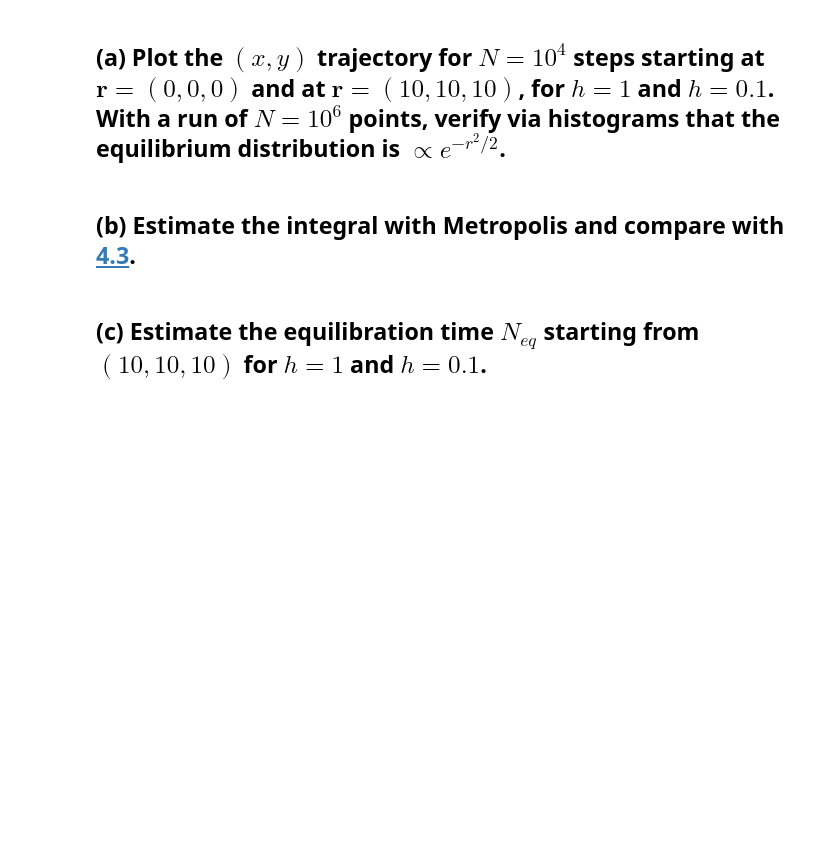
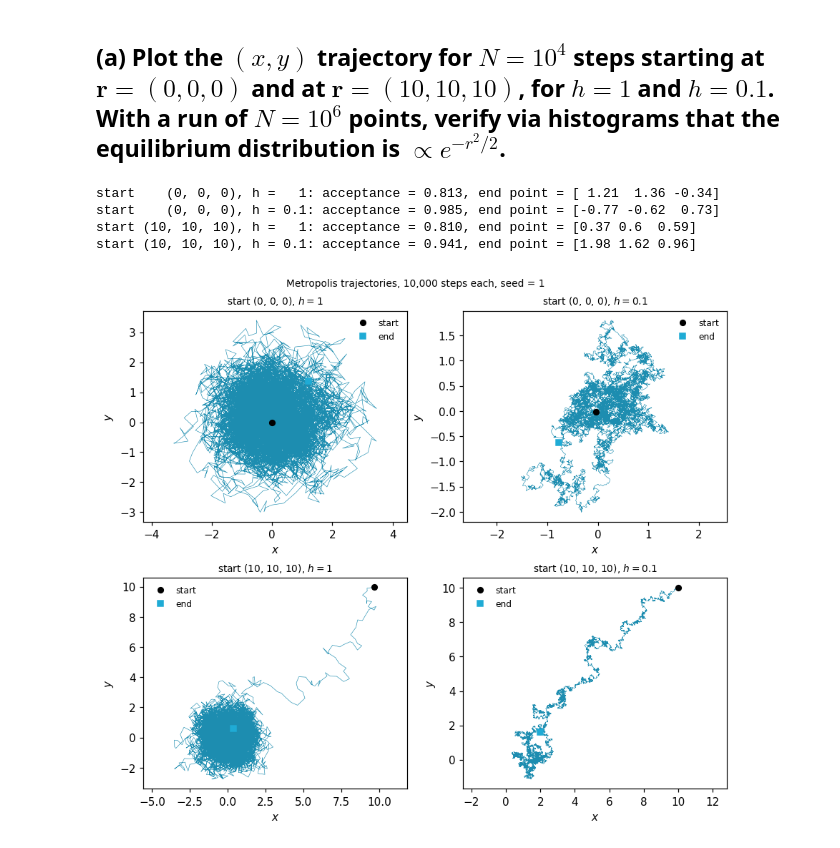
Before and after one commit to MathiMuts/Advanced-Monte-Carlo, a Jupyter notebook: Exercises/4.04-mc-integration-2-metropolis/code.ipynb, the cells around one changed output. Saved outputs shown, nothing was run; the diff lists cells and outputs as text; code cells hidden in the pictures; blank space fills up the shorter version.

```diff
--- a/Exercises/4.04-mc-integration-2-metropolis/code.ipynb
+++ b/Exercises/4.04-mc-integration-2-metropolis/code.ipynb
@@ -18,6 +47,49 @@ set_plot_style()
+# %%
+def metropolis(r0, h, n_steps, rng):
+    """Metropolis chains for w(r) ~ exp(-r^2/2).
+
+    r0: starting points, shape (n_chains, 3). Returns the points after every step,
+    shape (n_steps, n_chains, 3), and the acceptance rate.
+    """
+    r = np.array(r0, dtype=float)                 # current point of every chain
+    r2 = np.sum(r**2, axis=1)                     # current r^2 of every chain
+    chain = np.empty((n_steps,) + r.shape)
+    n_accepted = 0
+    for t in range(n_steps):
+        r_new = r + rng.uniform(-h / 2, h / 2, size=r.shape)      # proposal r' = r + delta
+        r2_new = np.sum(r_new**2, axis=1)
+        accept = rng.random(len(r)) < np.exp(-(r2_new - r2) / 2)  # u < w(r') / w(r)
+        r[accept] = r_new[accept]                                 # rejected chains keep their old point
+        r2[accept] = r2_new[accept]
+        n_accepted += np.sum(accept)
+        chain[t] = r
+    return chain, n_accepted / (n_steps * len(r))
+
+
+def blocking_error(f, B):
+    """Standard error of the mean of the correlated series f, from blocks of B consecutive values.
+
+    Block means of blocks much longer than the correlation time are independent, so their spread
+    gives an honest error bar. B = 1 is the naive error s_f / sqrt(N).
+    """
+    n_blocks = len(f) // B
+    block_means = f[:n_blocks * B].reshape(n_blocks, B).mean(axis=1)
+    return block_means.std(ddof=1) / np.sqrt(n_blocks)
 # %% [markdown]
 ## (a) Plot the $(x, y)$ trajectory for $N = 10^4$ steps starting at $\mathbf r = (0,0,0)$ and at $\mathbf r = (10,10,10)$, for $h = 1$ and $h = 0.1$. With a run of $N = 10^6$ points, verify via histograms that the equilibrium distribution is $\propto e^{-r^2/2}$.
-# %% [markdown]
-## (b) Estimate the integral with Metropolis and compare with [4.3](../4.03-mc-integration-1/).
-# %% [markdown]
-## (c) Estimate the equilibration time $N_{eq}$ starting from $(10,10,10)$ for $h = 1$ and $h = 0.1$.
+# %%
+runs = {}
+for start, r0 in STARTS.items():
+    for h in H_LIST:
+        chain, acc = metropolis([r0], h, N_TRAJ, rng)
+        runs[(start, h)] = chain[:, 0]           # the single chain, shape (N_TRAJ, 3)
+        print(f"start {start:>12}, h = {h:>3}: acceptance = {acc:.3f}, end point = {np.round(chain[-1, 0], 2)}")
+
+fig = plot_trajectories(runs, title=f"Metropolis trajectories, {N_TRAJ:,} steps each, seed = {SEED}")
+save_figure(fig, "trajectories")
+# %% [output]
+start    (0, 0, 0), h =   1: acceptance = 0.813, end point = [ 1.21  1.36 -0.34]
+start    (0, 0, 0), h = 0.1: acceptance = 0.985, end point = [-0.77 -0.62  0.73]
+start (10, 10, 10), h =   1: acceptance = 0.810, end point = [0.37 0.6  0.59]
+start (10, 10, 10), h = 0.1: acceptance = 0.941, end point = [1.98 1.62 0.96]
+[figure, added]
```
Also changed, not shown: parts of 12 cells of this notebook, 13 other files.
